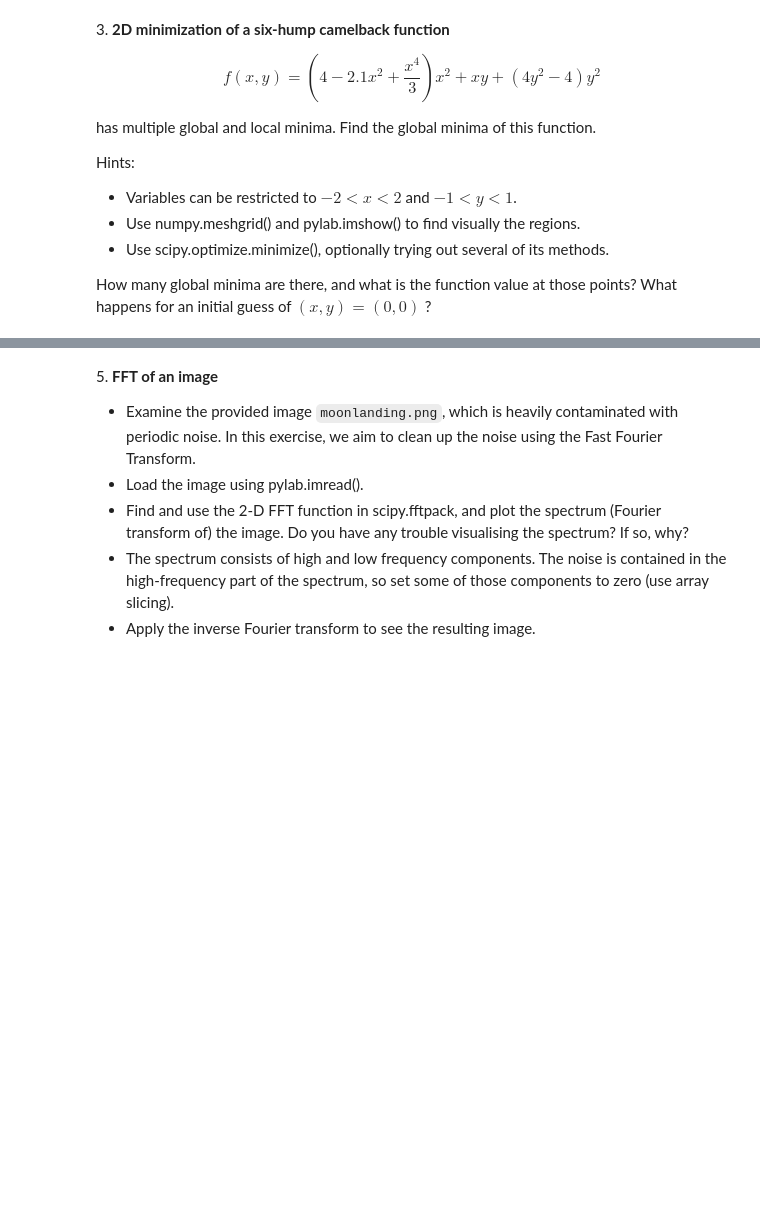
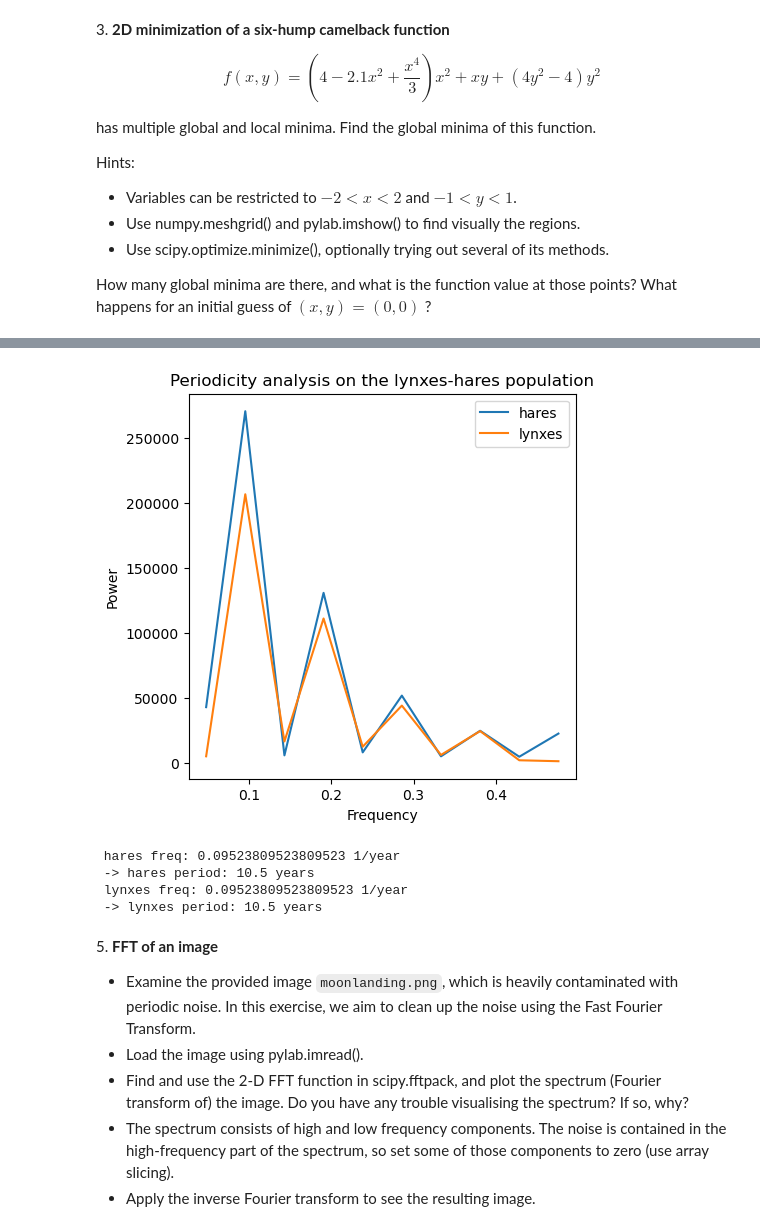
Before and after one commit to RiccardoTancredi/LaboratoryOfComputationalPhysics_Y5, a Jupyter notebook: 09ex_Algorithms.ipynb, the cells around one changed output, grey strips where cells are left out. Saved outputs shown, nothing was run; the diff lists cells and outputs as text; code cells hidden in the pictures; blank space fills up the shorter version.

```diff
--- a/09ex_Algorithms.ipynb
+++ b/09ex_Algorithms.ipynb
@@ -168,3 +212,48 @@ Performe a periodicity analysis on the lynxs-hares population
+# %%
+# To determine the period, lets compute a 1D FFT of both lynxes and hares
+sig_fft_lynx = fftpack.fft(species['lynxes'])
+sig_fft_hares = fftpack.fft(species['hares'])
+
+# And the power (sig_fft is of complex dtype)
+power_lynx = np.abs(sig_fft_lynx)
+power_hares = np.abs(sig_fft_hares)
+
+# The corresponding frequencies
+sample_freq = fftpack.fftfreq(sig_fft_hares.size)
+
+# find peak freq
+freqs_hares = sample_freq[sample_freq > 0]
+freqs_lynx = sample_freq[sample_freq > 0]
+peak_freq_hares = freqs_hares[power_hares[sample_freq > 0].argmax()]
+peak_freq_lynx = freqs_lynx[power_lynx[sample_freq > 0].argmax()]
+# %%
+# Plot both
+high_freq_hares = sig_fft_hares.copy()
+high_freq_lynx = sig_fft_lynx.copy()
+high_freq_hares[np.abs(sample_freq) > 0] = 0
+high_freq_lynx[np.abs(sample_freq) > 0] = 0
+filter_hares = fftpack.ifft(high_freq_hares)
+filter_lynx = fftpack.ifft(high_freq_lynx)
+
+plt.figure(figsize=(5, 5))
+plt.plot(freqs_hares, power_hares[sample_freq > 0], label='hares')
+plt.plot(freqs_lynx, power_lynx[sample_freq > 0], label='lynxes')
+plt.xlabel('Frequency')
+plt.ylabel('Power')
+plt.legend(loc="upper right")
+plt.title("Periodicity analysis on the lynxes-hares population")
+plt.show()
+
+print(f' hares freq: {peak_freq_hares} 1/year')
+print(f' -> hares period: {1/peak_freq_hares} years')
+print(f' lynxes freq: {peak_freq_lynx} 1/year')
+print(f' -> lynxes period: {1/peak_freq_lynx} years')
+# %% [output]
+[figure, added]
+ hares freq: 0.09523809523809523 1/year
+ -> hares period: 10.5 years
+ lynxes freq: 0.09523809523809523 1/year
+ -> lynxes period: 10.5 years
 # %% [markdown]
 5\. **FFT of an image**
 
```
Also changed, not shown: parts of 12 cells of this notebook.
